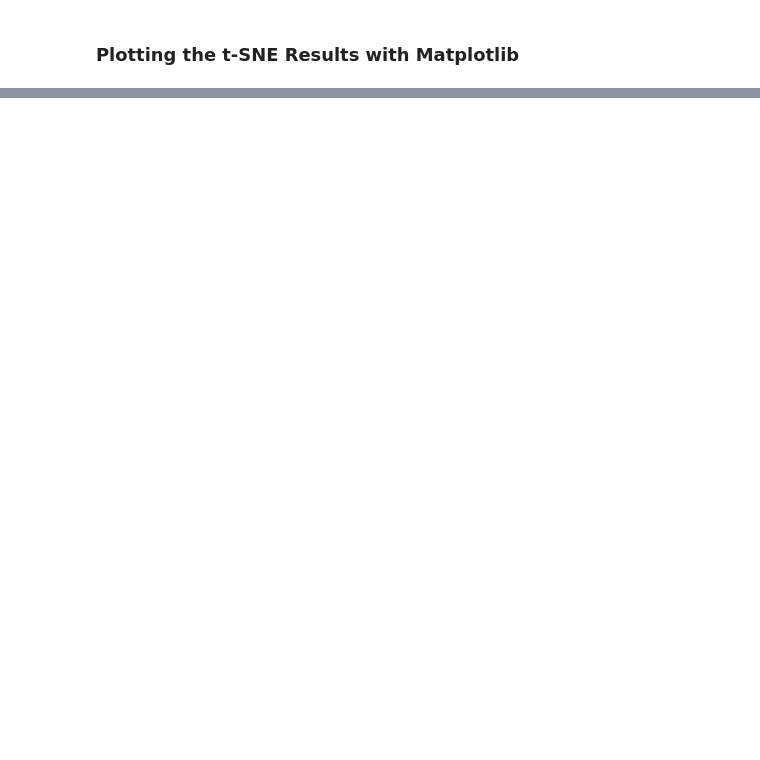
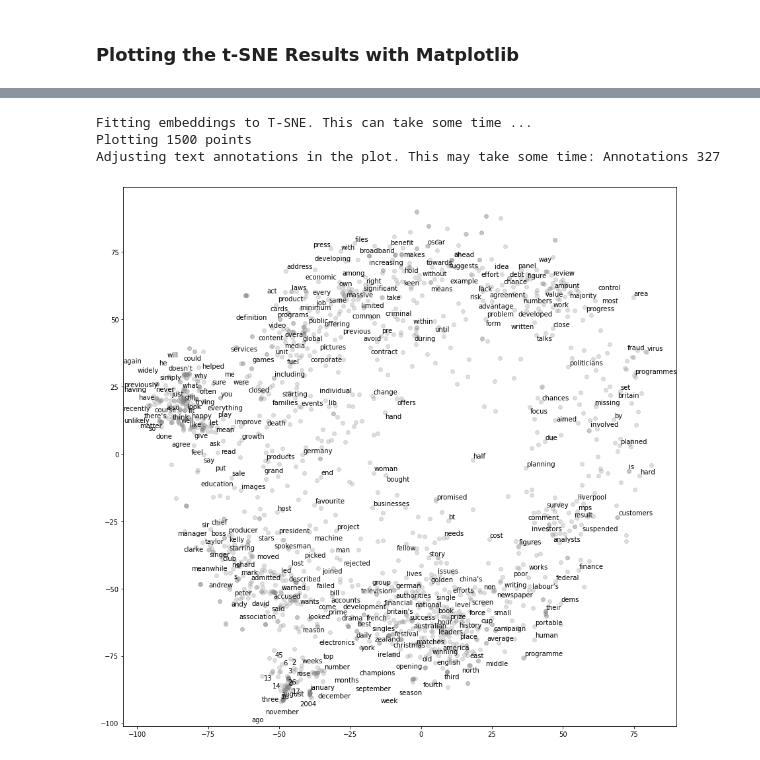
Before and after one commit to thushv89/packt_nlp_tensorflow_2, a Jupyter notebook: Ch03-Word-Vectors/ch3_word2vec.ipynb, the cells around one changed output, grey strips where cells are left out. Saved outputs shown, nothing was run; the diff lists cells and outputs as text; code cells hidden in the pictures; blank space fills up the shorter version.

```diff
--- a/Ch03-Word-Vectors/ch3_word2vec.ipynb
+++ b/Ch03-Word-Vectors/ch3_word2vec.ipynb
@@ -64,29 +58,39 @@ Reads data as it is to a string and tokenize it using spaces and returns a list
 # %%
 def read_data(data_dir):
 
+    # This will contain the full list of stories
     news_stories = []
 
     print("Reading files")
 
+    i = 0 # Just used for printing progress
     for root, dirs, files in os.walk(data_dir):
 
         for fi, f in enumerate(files):
 
-            if 'README' in f:# or 'entertainment' not in root:
+            # We don't read the readme file
+            if 'README' in f:
                 continue
 
-            print("."*fi, f, end='\r')
+            # Printing progress
+            i += 1
+            print("."*i, f, end='\r')
+
+            # Open the file
             with open(os.path.join(root, f), encoding='latin-1') as f:
 
                 story = []
-
+                # Read all the lines
                 for row in f:
 
                     story.append(row.strip())
 
-                # If </BODY> tag is encountered, stop capturing
+                # Create a single string with all the rows in the doc
                 story = ' '.join(story)
+                # Add that to the list
                 news_stories.append(story)
+
+        print('', end='\r')
 
     print("\nDetected {} stories".format(len(news_stories)))
     return news_stories
@@ -94,6 +98,7 @@ def read_data(data_dir):
 
 news_stories = read_data(os.path.join('data', 'bbc'))
 
+# Printing some stats and sample data
 print('{} words found in the total news set'.format(sum([len(story.split(' ')) for story in news_stories])))
 print('Example words (start): ',news_stories[0][:50])
 print('Example words (end): ',news_stories[-1][-50:])
@@ -888,0 +904,21 @@ plot(two_d_embeddings, words)
+# %%
+cbow_context_embeddings = pd.read_pickle(
+    os.path.join('cbow_embeddings', 'context_embedding.pkl')
+)
+
+cbow_words, cbow_embeddings = np.array(cbow_context_embeddings.index), cbow_context_embeddings.values
+
+tsne = TSNE(perplexity=30, n_components=2, n_iter=5000, metric='cosine')
+
+print('Fitting embeddings to T-SNE. This can take some time ...')
+# get the T-SNE manifold
+
+cbow_embeddings_norm = cbow_embeddings / np.sum(cbow_embeddings**2, keepdims=True, axis=1)
+cbow_tsne_embeddings = tsne.fit_transform(cbow_embeddings_norm)
+
+plot(cbow_tsne_embeddings[1:1501], cbow_words[1:1501])
+# %% [output]
+Fitting embeddings to T-SNE. This can take some time ...
+Plotting 1500 points
+Adjusting text annotations in the plot. This may take some time: Annotations 327
+[figure, added]
```
Also changed, not shown: parts of 23 cells of this notebook, 3 other files.
